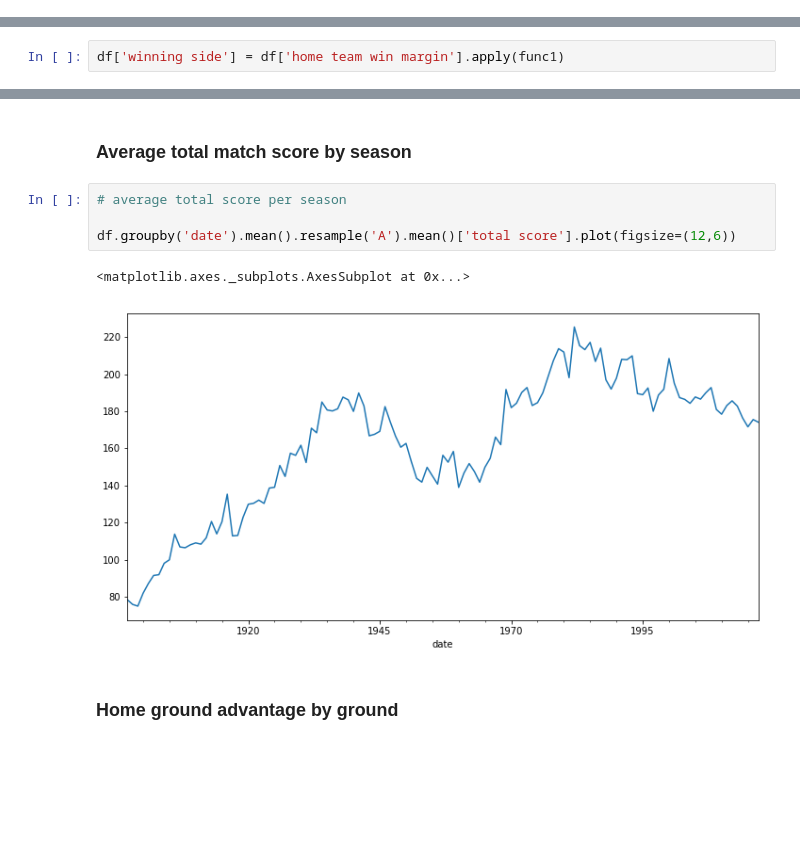
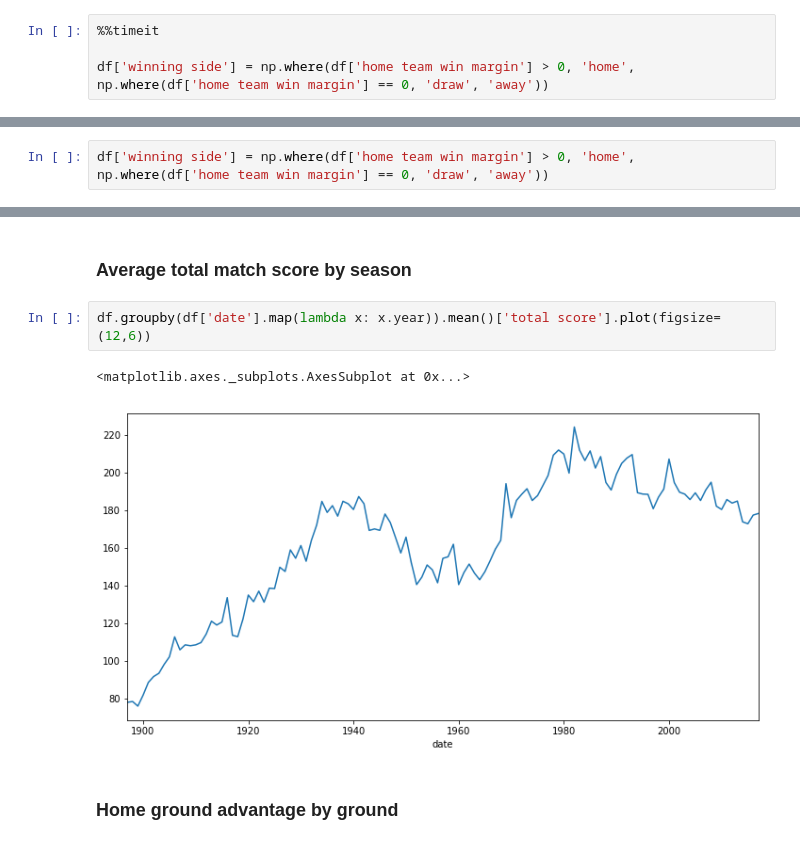
Before and after one commit to bensharkey3/Analysing-All-Time-AFL-Games-Data, a Jupyter notebook: AFL_tables_all_time_games.ipynb, the cells around one changed output, grey strips where cells are left out. Saved outputs shown, nothing was run; the diff lists cells and outputs as text; blank space fills up the shorter version.

```diff
--- a/AFL_tables_all_time_games.ipynb
+++ b/AFL_tables_all_time_games.ipynb
@@ -80,0 +89,4 @@ def func1 (i):
+# %%
+%%timeit
+
+df['winning side'] = np.where(df['home team win margin'] > 0, 'home', np.where(df['home team win margin'] == 0, 'draw', 'away'))
@@ -81,5 +97,5 @@ def func1 (i):
 # %%
-df['winning side'] = df['home team win margin'].apply(func1)
+df['winning side'] = np.where(df['home team win margin'] > 0, 'home', np.where(df['home team win margin'] == 0, 'draw', 'away'))
 # %%
 df = df[['date','round','home team','home goals','home behinds','home score','away team','away goals','away behinds','away score','venue','total score','winning side','home team win margin','margin']]
 # %%
@@ -100,12 +116,10 @@ df.head()
 # %% [markdown]
 ### Average total match score by season
 # %%
-# average total score per season
-
-df.groupby('date').mean().resample('A').mean()['total score'].plot(figsize=(12,6))
+df.groupby(df['date'].map(lambda x: x.year)).mean()['total score'].plot(figsize=(12,6))
 # %% [output]
 <matplotlib.axes._subplots.AxesSubplot at 0x...>
-[figure, old version]
+[figure, new version]
 # %% [markdown]
 ### Home ground advantage by ground
 # %%
```
Also changed, not shown: parts of 17 cells of this notebook.
